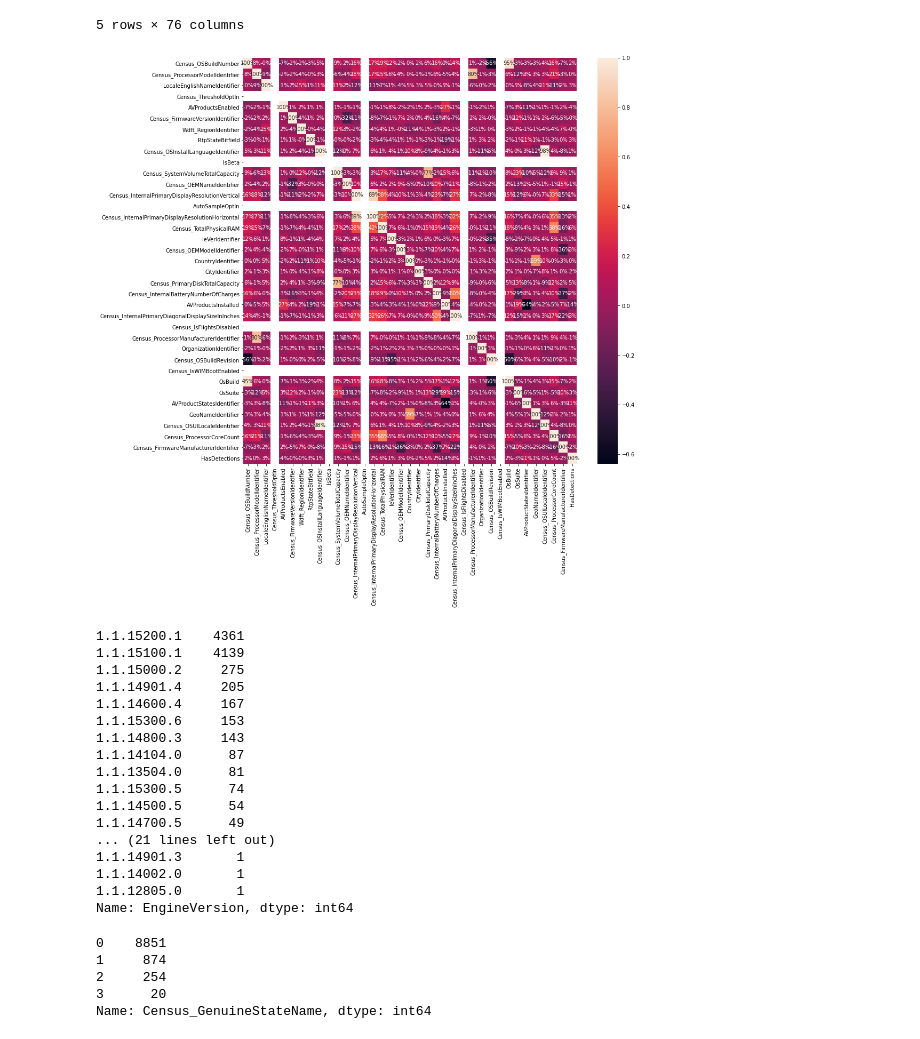
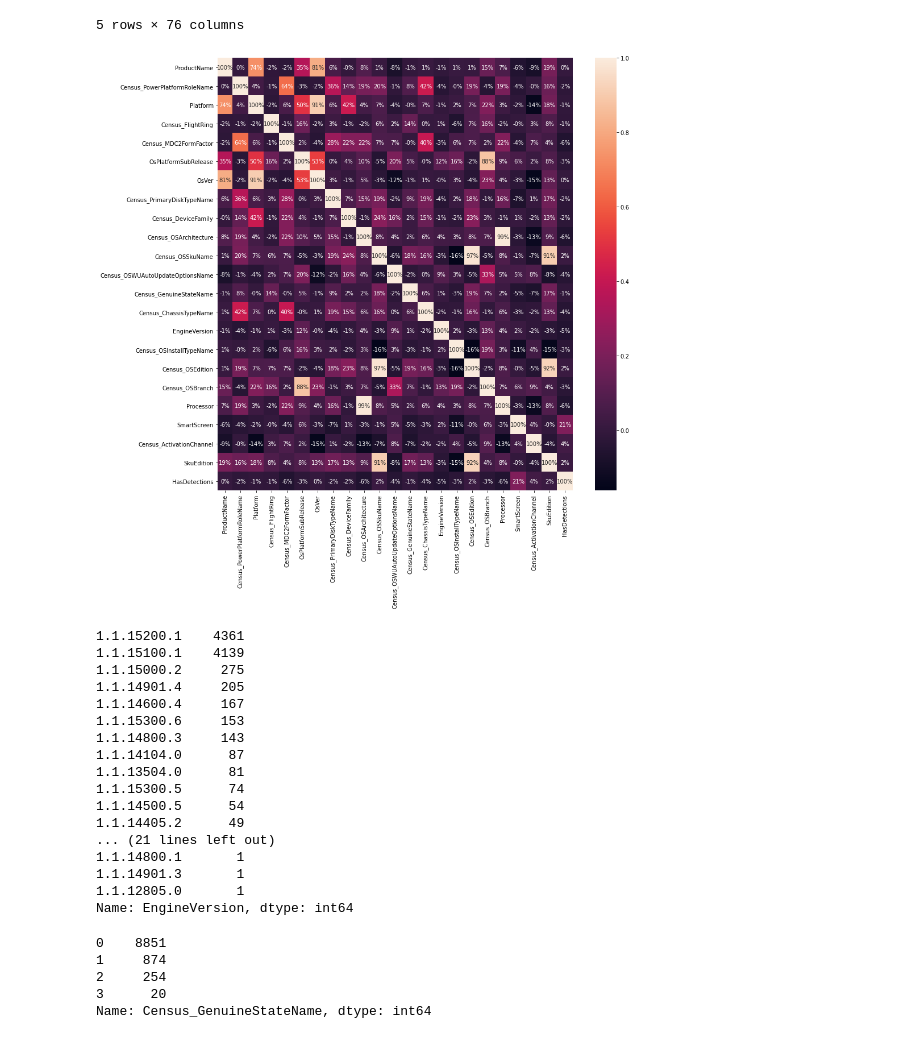
Before and after one commit to Mira224/COMP3115Project, a Jupyter notebook: Project.ipynb, the cells around one changed output. Drawn from its saved outputs; the diff is of its cells as text; code cells hidden in the pictures.

```diff
--- a/Project.ipynb
+++ b/Project.ipynb
@@ -233,22 +233,24 @@ def list_to_df(list):
     reData['HasDetections']=df['HasDetections']
     return reData
 NumDfForMatrix=list_to_df(numerical_features)
-category=list_to_df(categorical_features)
+CatDfForMatrix=list_to_df(categorical_features)
+
+# category.info()
 # dfForMatrix.head()
 # %%
 import seaborn as sns
 import matplotlib.pyplot as plt
 def correlated_Matrix(numerical_features):
     plt.figure(figsize=(14,14))
     sns.heatmap(numerical_features.corr(), annot=True, fmt='.0%')
 
-correlated_Matrix(NumDfForMatrix)
+# correlated_Matrix(NumDfForMatrix)
 # NumDfForMatrix.isnull().any()
-# correlated_Matrix(cateDfForMatrix)
+correlated_Matrix(CatDfForMatrix)
 # %% [output]
-[figure, old version]
+[figure, new version]
 # %%
-category['EngineVersion'].value_counts()
+# CatDfForMatrix['EngineVersion'].value_counts()
 # %% [output]
 1.1.15200.1    4361
 1.1.15100.1    4139
@@ -261,10 +263,10 @@ category['EngineVersion'].value_counts()
 1.1.13504.0      81
 1.1.15300.5      74
 1.1.14500.5      54
-1.1.14700.5      49
+1.1.14405.2      49
 ... (21 lines left out)
+1.1.14800.1       1
 1.1.14901.3       1
-1.1.14002.0       1
 1.1.12805.0       1
 Name: EngineVersion, dtype: int64
 # %%
```
Also changed, not shown: parts of 4 cells of this notebook.
